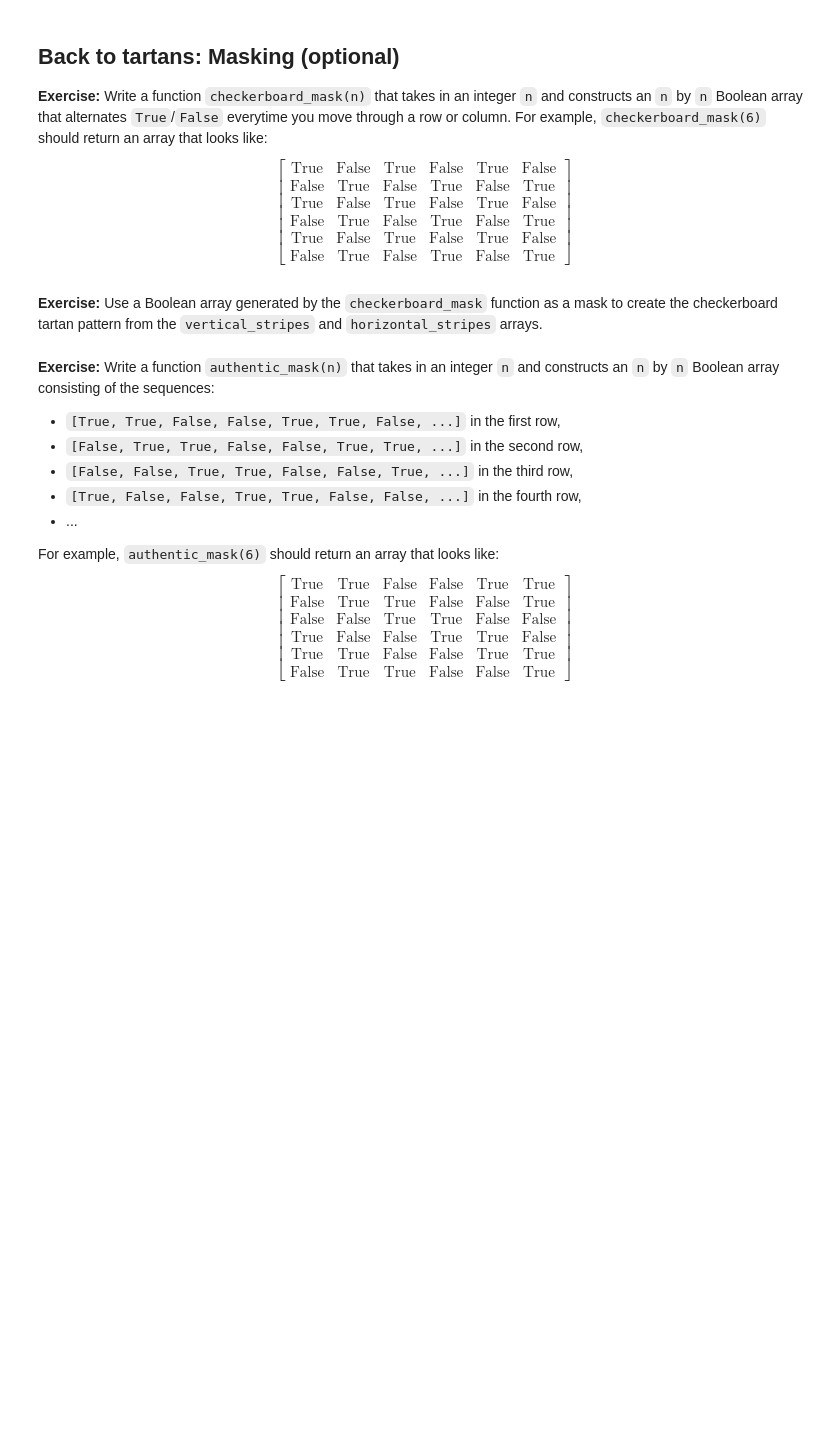
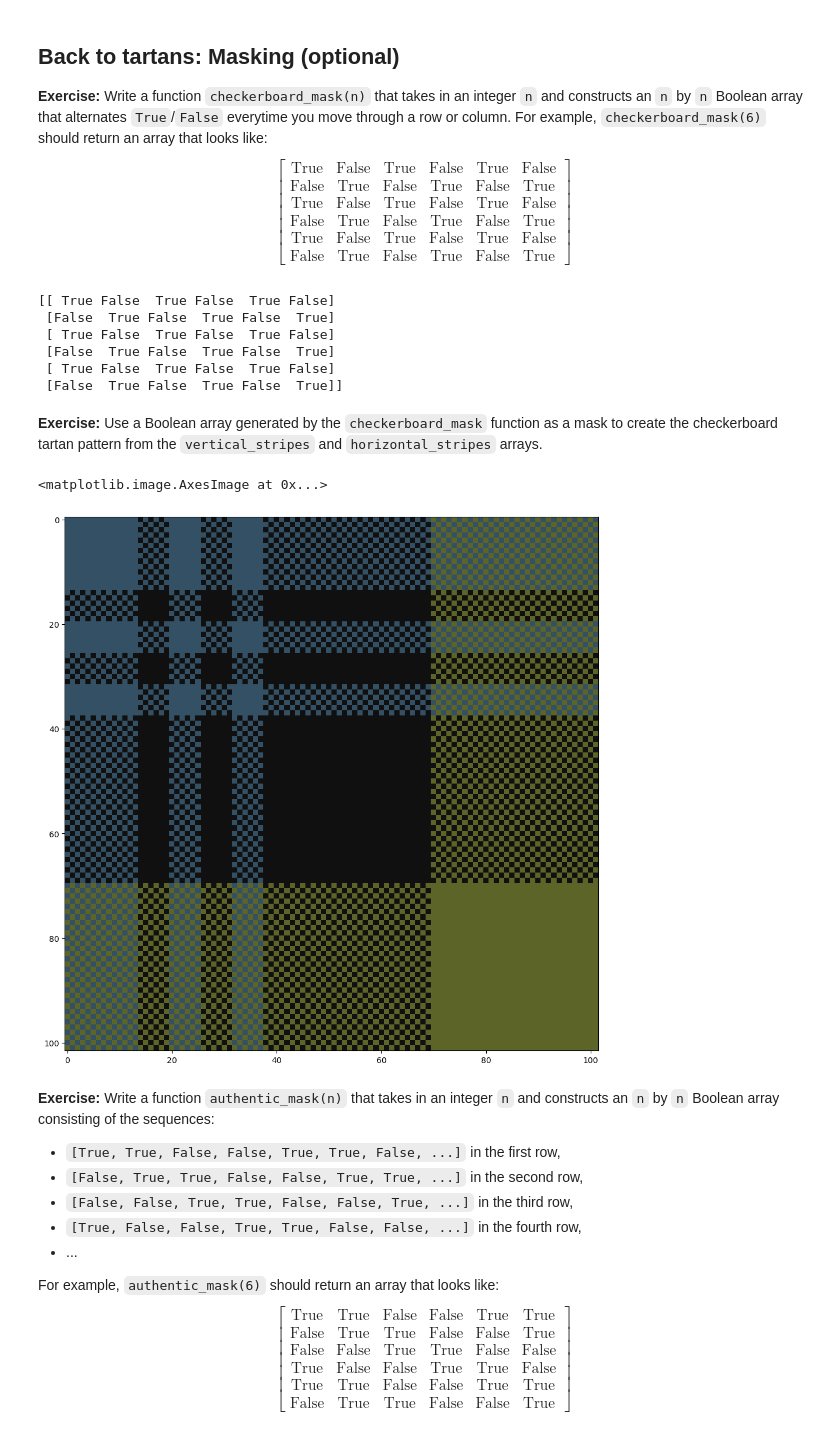
Before and after one commit to jllottes/jllottes.github.io, a Jupyter notebook: _static/weekly_notebooks/week07_notebook_day2.ipynb, the cells around one changed output. Cells and saved outputs as stored; diff of their text form; code cells hidden in the pictures; blank space fills up the shorter version.

```diff
--- a/_static/weekly_notebooks/week07_notebook_day2.ipynb
+++ b/_static/weekly_notebooks/week07_notebook_day2.ipynb
@@ -78,6 +123,8 @@ Can we find the total width of the pattern without manually adding the widths by
 With the total width calculated, we can intialize the `vertical_stripes` array that we will then fill with colored stripes.
 
 **Exercise:** Use a `for` loop to iterate through each width/RGB pair and add the corresponding stripe to the `vertical_stripes` array.
+# %%
+vertical_stripes = np.zeros((total_width, total_width, 3), dtype=int)
 # %% [markdown]
 This is a huge improvement on our previous code. Can we do better? It would be nice if we could use Python to automatically process the "recipe" to generate the lists of widths and colors. We will talk next week about how to process strings in a way that will help with this task.
 
@@ -140,8 +241,52 @@ $$
 \\
 \text{False} & \text{True} & \text{False} & \text{True} & \text{False} & \text{True}
 \end{bmatrix}$$
+# %%
+def checkerboard_mask(n):
+    mask = np.zeros((n,n),dtype=bool)
+    for row in range(n):
+        for col in range(n):
+            if (row + col) % 2 == 0:
+                mask[row,col] = True
+            else:
+                mask[row,col] = False
+    return mask
+# %%
+def checkerboard_mask(n):
+    pattern = np.array([[True, False],
+                        [False,True]])
+    mask = np.zeros((n,n),dtype=bool)
+    for row in range(n):
+        for col in range(n):
+            mask[row,col] = pattern[row%2, col%2]
+    return mask
+# %%
+print(checkerboard_mask(6))
+# %% [output]
+[[ True False  True False  True False]
+ [False  True False  True False  True]
+ [ True False  True False  True False]
+ [False  True False  True False  True]
+ [ True False  True False  True False]
+ [False  True False  True False  True]]
 # %% [markdown]
 **Exercise:** Use a Boolean array generated by the `checkerboard_mask` function as a mask to create the checkerboard tartan pattern from the `vertical_stripes` and `horizontal_stripes` arrays.
+# %%
+total_width = vertical_stripes.shape[0]
+
+checkerboard_tartan = np.zeros((total_width, total_width, 3), dtype=int)
+
+vertical_mask = checkerboard_mask(total_width)
+checkerboard_tartan[vertical_mask] = vertical_stripes[vertical_mask]
+
+horizontal_mask = ~vertical_mask
+checkerboard_tartan[horizontal_mask] = horizontal_stripes[horizontal_mask]
+# %%
+plt.figure(figsize=(12,12))
+plt.imshow(checkerboard_tartan)
+# %% [output]
+<matplotlib.image.AxesImage at 0x...>
+[figure, added]
 # %% [markdown]
 **Exercise:** Write a function `authentic_mask(n)` that takes in an integer `n` and constructs an `n` by `n` Boolean array consisting of the sequences:
  - `[True, True, False, False, True, True, False, ...]` in the first row,
```
Also changed, not shown: parts of 16 cells of this notebook, 4 other files.
